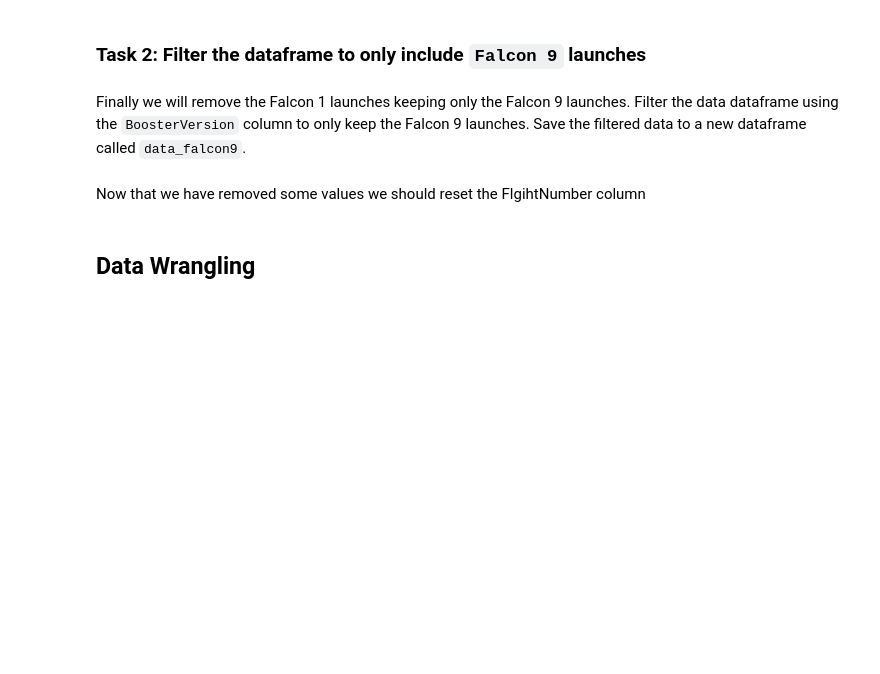
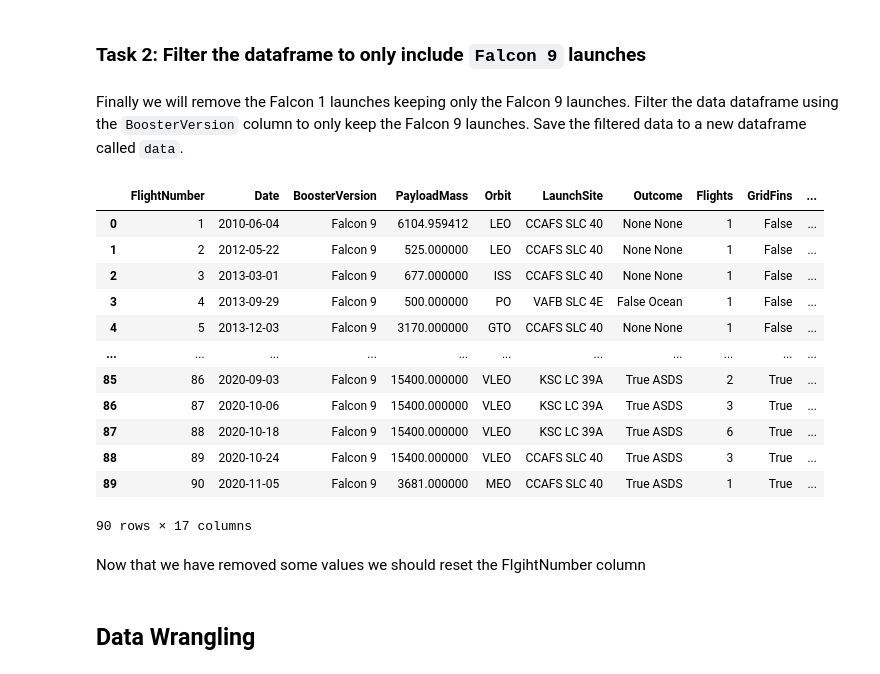
Before and after one commit to 96092314166/IBM-Machine-Learning-Course, a Jupyter notebook: jupyter-labs-spacex-data-collection-api.ipynb, the cells around one changed output. Saved outputs shown, nothing was run; the diff lists cells and outputs as text; code cells hidden in the pictures; blank space fills up the shorter version.

```diff
--- a/jupyter-labs-spacex-data-collection-api.ipynb
+++ b/jupyter-labs-spacex-data-collection-api.ipynb
@@ -247,0 +213,6 @@ data_new = pd.DataFrame(launch_dict)
+# %%
+url_dataset = "https://cf-courses-data.s3.us.cloud-object-storage.appdomain.cloud/IBM-DS0321EN-SkillsNetwork/datasets/dataset_part_1.csv"
+data_falcon9 = pd.read_csv(url_dataset)
+
+print("Dimensiones:", data_falcon9.shape)
+print("Columnas:", data_falcon9.columns.tolist())
@@ -253,11 +234,25 @@ data_new.head()
 # %% [markdown]
 ### Task 2: Filter the dataframe to only include `Falcon 9` launches
 # %% [markdown]
-Finally we will remove the Falcon 1 launches keeping only the Falcon 9 launches. Filter the data dataframe using the <code>BoosterVersion</code> column to only keep the Falcon 9 launches. Save the filtered data to a new dataframe called <code>data_falcon9</code>.
+Finally we will remove the Falcon 1 launches keeping only the Falcon 9 launches. Filter the data dataframe using the <code>BoosterVersion</code> column to only keep the Falcon 9 launches. Save the filtered data to a new dataframe called <code>data</code>.
 # %%
 # Hint data['BoosterVersion']!='Falcon 1'
-data_falcon9 = data_new[data_new['BoosterVersion'] != 'Falcon 1']
-data_falcon9.head()
+data_new = data_falcon9[data_falcon9['BoosterVersion']!='Falcon 1']
+data_new
+# %% [output]
+|  | FlightNumber | Date | BoosterVersion | PayloadMass | Orbit | LaunchSite | Outcome | Flights | GridFins | ... |
+| 0 | 1 | 2010-06-04 | Falcon 9 | 6104.959412 | LEO | CCAFS SLC 40 | None None | 1 | False | ... |
+| 1 | 2 | 2012-05-22 | Falcon 9 | 525.000000 | LEO | CCAFS SLC 40 | None None | 1 | False | ... |
+| 2 | 3 | 2013-03-01 | Falcon 9 | 677.000000 | ISS | CCAFS SLC 40 | None None | 1 | False | ... |
+| 3 | 4 | 2013-09-29 | Falcon 9 | 500.000000 | PO | VAFB SLC 4E | False Ocean | 1 | False | ... |
+| 4 | 5 | 2013-12-03 | Falcon 9 | 3170.000000 | GTO | CCAFS SLC 40 | None None | 1 | False | ... |
+| ... | ... | ... | ... | ... | ... | ... | ... | ... | ... | ... |
+| 85 | 86 | 2020-09-03 | Falcon 9 | 15400.000000 | VLEO | KSC LC 39A | True ASDS | 2 | True | ... |
+| 86 | 87 | 2020-10-06 | Falcon 9 | 15400.000000 | VLEO | KSC LC 39A | True ASDS | 3 | True | ... |
+| 87 | 88 | 2020-10-18 | Falcon 9 | 15400.000000 | VLEO | KSC LC 39A | True ASDS | 6 | True | ... |
+| 88 | 89 | 2020-10-24 | Falcon 9 | 15400.000000 | VLEO | CCAFS SLC 40 | True ASDS | 3 | True | ... |
+| 89 | 90 | 2020-11-05 | Falcon 9 | 3681.000000 | MEO | CCAFS SLC 40 | True ASDS | 1 | True | ... |
+90 rows × 17 columns
 # %% [markdown]
 Now that we have removed some values we should reset the FlgihtNumber column
 # %%
```
Also changed, not shown: parts of 26 cells of this notebook, 4 other files.
